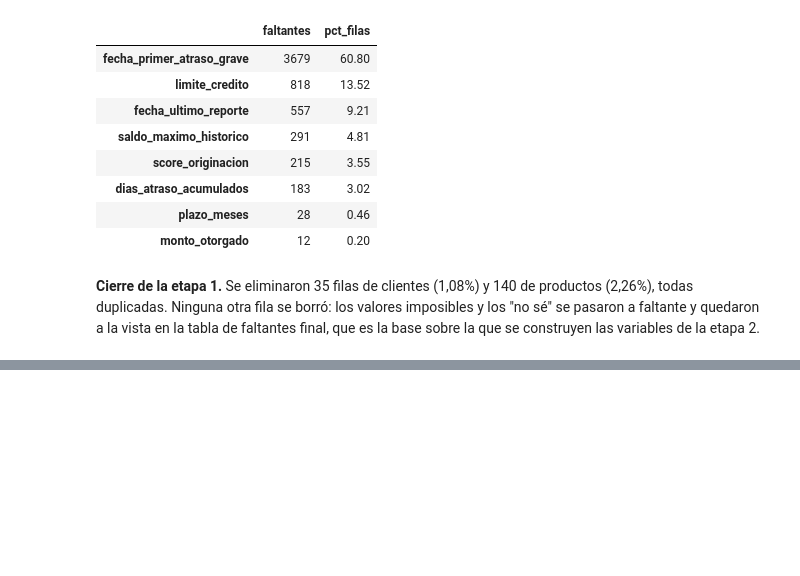
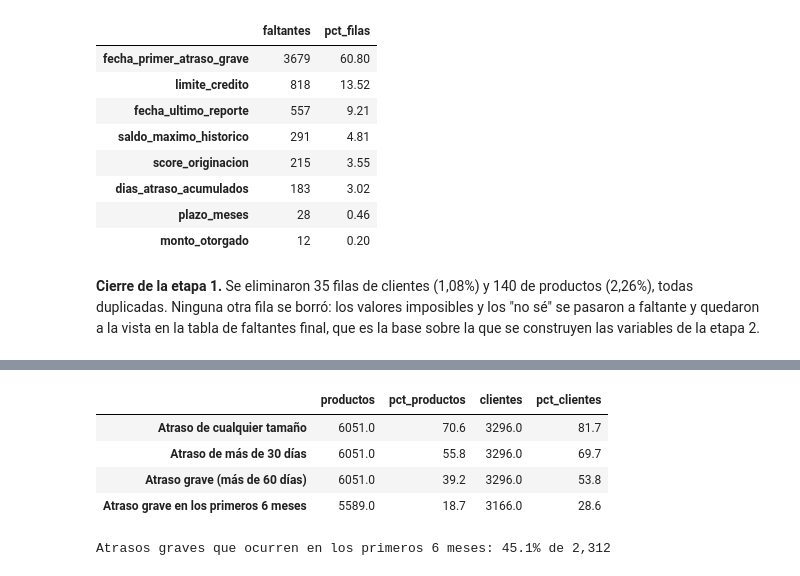
Before and after one commit to ncho06-a11y/proyecto-final-merli, a Jupyter notebook: notebooks/analisis_riesgo_credito.ipynb, the cells around one changed output, grey strips where cells are left out. Cells and saved outputs as stored; diff of their text form; code cells hidden in the pictures; blank space fills up the shorter version.

```diff
--- a/notebooks/analisis_riesgo_credito.ipynb
+++ b/notebooks/analisis_riesgo_credito.ipynb
@@ -163,6 +163,14 @@ MESES_POR_ANIO = 12
 # en porcentaje arranca en 5,72. Todo lo que pasa de 1,5 lo tomo como porcentaje.
 UMBRAL_TASA_EN_PORCENTAJE = 1.5
 PORCENTAJE_A_FRACCION = 100
+
+# Etapa 2: definición de mora y monedas
+FECHA_CORTE = pd.Timestamp("2026-06-30")
+# Ventana para comparar créditos con la misma oportunidad de atrasarse (punto 2.1)
+MESES_VENTANA_MORA = 6
+VENTANA_MORA = pd.DateOffset(months=MESES_VENTANA_MORA)
+# Columna de tipo_cambio que pasa a pesos cada moneda (el peso no necesita cotización)
+COTIZACION_POR_MONEDA = {"USD": "tipo_cambio_usd", "UI": "valor_unidad_indexada"}
 # %%
 def cargar_tabla(ruta, tipos_columnas, formatos_fecha):
     """Lee un CSV declarando el tipo de cada columna y el formato de cada fecha."""
@@ -1308,0 +1332,61 @@ display(resumir_faltantes(productos))
+# %%
+def calcular_tasas_de_mora(tabla, columna_mora):
+    """Devuelve el % de productos y de clientes que cumplen la definición de mora."""
+    mora_por_cliente = tabla.groupby("id_cliente")[columna_mora].max()
+    return {
+        "productos": len(tabla),
+        "pct_productos": round(100 * tabla[columna_mora].mean(), 1),
+        "clientes": len(mora_por_cliente),
+        "pct_clientes": round(100 * mora_por_cliente.mean(), 1),
+    }
+# %%
+# Construyo las cuatro definiciones de mora candidatas, a nivel de producto
+productos["atraso_cualquiera"] = (
+    productos[["veces_atraso_leve", "veces_atraso_medio", "veces_atraso_grave"]]
+    .gt(0)
+    .any(axis=1)
+)
+productos["atraso_mas_de_30_dias"] = (
+    productos[["veces_atraso_medio", "veces_atraso_grave"]].gt(0).any(axis=1)
+)
+productos["en_mora"] = productos["veces_atraso_grave"] > 0
+
+# Para la ventana de 6 meses solo sirven los créditos que ya cumplieron 6 meses al corte
+fin_de_ventana = productos["fecha_alta_producto"] + VENTANA_MORA
+productos["cumplio_ventana"] = fin_de_ventana <= FECHA_CORTE
+productos["mora_6_meses"] = productos["fecha_primer_atraso_grave"] <= fin_de_ventana
+
+productos_con_ventana = productos[productos["cumplio_ventana"]]
+display(
+    pd.DataFrame(
+        {
+            "Atraso de cualquier tamaño": calcular_tasas_de_mora(
+                productos, "atraso_cualquiera"
+            ),
+            "Atraso de más de 30 días": calcular_tasas_de_mora(
+                productos, "atraso_mas_de_30_dias"
+            ),
+            "Atraso grave (más de 60 días)": calcular_tasas_de_mora(
+                productos, "en_mora"
+            ),
+            "Atraso grave en los primeros 6 meses": calcular_tasas_de_mora(
+                productos_con_ventana, "mora_6_meses"
+            ),
+        }
+    ).T
+)
+
+# Qué parte de los atrasos graves ocurre dentro de los primeros 6 meses
+atrasos_graves_con_ventana = productos_con_ventana[productos_con_ventana["en_mora"]]
+print(
+    f"Atrasos graves que ocurren en los primeros {MESES_VENTANA_MORA} meses: "
+    f"{atrasos_graves_con_ventana['mora_6_meses'].mean():.1%} "
+    f"de {len(atrasos_graves_con_ventana):,}"
+)
+# %% [output]
+|  | productos | pct_productos | clientes | pct_clientes |
+| Atraso de cualquier tamaño | 6051.0 | 70.6 | 3296.0 | 81.7 |
+| Atraso de más de 30 días | 6051.0 | 55.8 | 3296.0 | 69.7 |
+| Atraso grave (más de 60 días) | 6051.0 | 39.2 | 3296.0 | 53.8 |
+| Atraso grave en los primeros 6 meses | 5589.0 | 18.7 | 3166.0 | 28.6 |
+Atrasos graves que ocurren en los primeros 6 meses: 45.1% de 2,312
```
Also changed, not shown: parts of 10 cells of this notebook.
